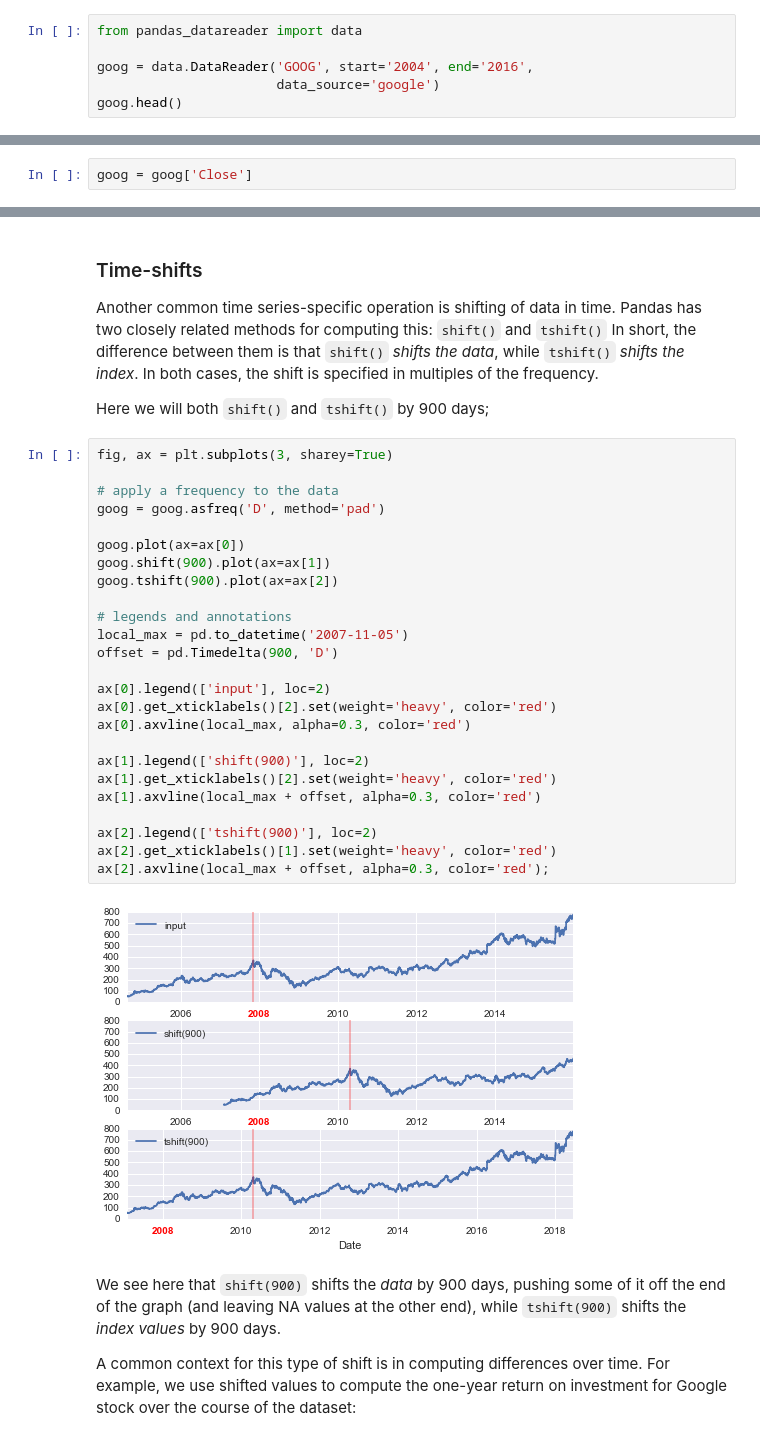
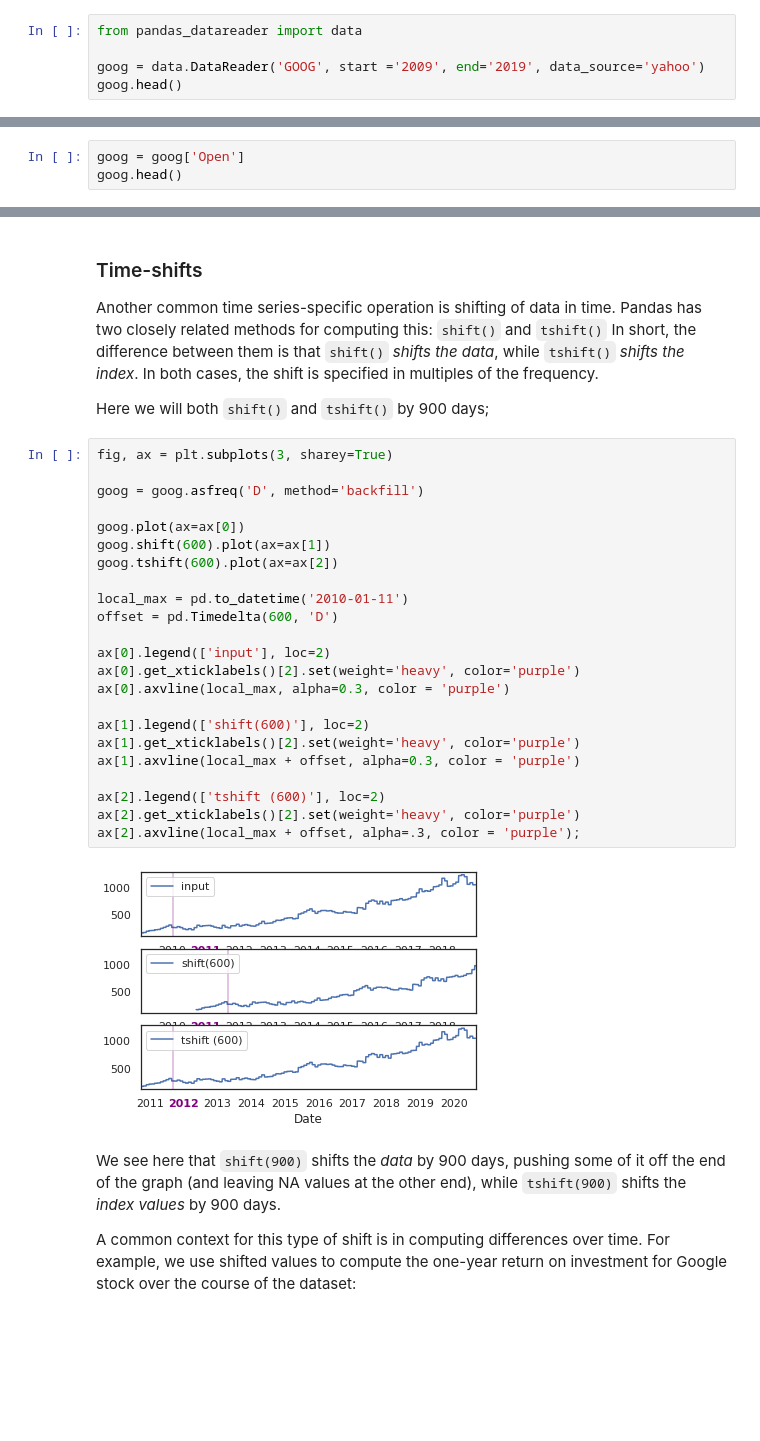
Before and after one commit to anewt225/PythonDataScienceHandbook, a Jupyter notebook: notebooks/03.11-Working-with-Time-Series.ipynb, the cells around one changed output, grey strips where cells are left out. Saved outputs shown, nothing was run; the diff lists cells and outputs as text; blank space fills up the shorter version.

```diff
--- a/notebooks/03.11-Working-with-Time-Series.ipynb
+++ b/notebooks/03.11-Working-with-Time-Series.ipynb
@@ -350,7 +382,6 @@ Here we will load Google's closing price history:
 # %%
 from pandas_datareader import data
 
-goog = data.DataReader('GOOG', start='2004', end='2016',
-                       data_source='google')
+goog = data.DataReader('GOOG', start ='2009', end='2019', data_source='yahoo')
 goog.head()
 # %% [output]
@@ -364,4 +395,5 @@ goog.head()
 # %% [markdown]
 For simplicity, we'll use just the closing price:
 # %%
-goog = goog['Close']
+goog = goog['Open']
+goog.head()
@@ -425,30 +487,28 @@ Here we will both ``shift()`` and ``tshift()`` by 900 days;
 # %%
 fig, ax = plt.subplots(3, sharey=True)
 
-# apply a frequency to the data
-goog = goog.asfreq('D', method='pad')
+goog = goog.asfreq('D', method='backfill')
 
 goog.plot(ax=ax[0])
-goog.shift(900).plot(ax=ax[1])
-goog.tshift(900).plot(ax=ax[2])
+goog.shift(600).plot(ax=ax[1])
+goog.tshift(600).plot(ax=ax[2])
 
-# legends and annotations
-local_max = pd.to_datetime('2007-11-05')
-offset = pd.Timedelta(900, 'D')
+local_max = pd.to_datetime('2010-01-11')
+offset = pd.Timedelta(600, 'D')
 
 ax[0].legend(['input'], loc=2)
-ax[0].get_xticklabels()[2].set(weight='heavy', color='red')
-ax[0].axvline(local_max, alpha=0.3, color='red')
+ax[0].get_xticklabels()[2].set(weight='heavy', color='purple')
+ax[0].axvline(local_max, alpha=0.3, color = 'purple')
 
-ax[1].legend(['shift(900)'], loc=2)
-ax[1].get_xticklabels()[2].set(weight='heavy', color='red')
-ax[1].axvline(local_max + offset, alpha=0.3, color='red')
+ax[1].legend(['shift(600)'], loc=2)
+ax[1].get_xticklabels()[2].set(weight='heavy', color='purple')
+ax[1].axvline(local_max + offset, alpha=0.3, color = 'purple')
 
-ax[2].legend(['tshift(900)'], loc=2)
-ax[2].get_xticklabels()[1].set(weight='heavy', color='red')
-ax[2].axvline(local_max + offset, alpha=0.3, color='red');
+ax[2].legend(['tshift (600)'], loc=2)
+ax[2].get_xticklabels()[2].set(weight='heavy', color='purple')
+ax[2].axvline(local_max + offset, alpha=.3, color = 'purple');
 # %% [output]
-[figure, old version]
+[figure, new version]
 # %% [markdown]
 We see here that ``shift(900)`` shifts the *data* by 900 days, pushing some of it off the end of the graph (and leaving NA values at the other end), while ``tshift(900)`` shifts the *index values* by 900 days.
 
```
Also changed, not shown: parts of 41 cells of this notebook.
